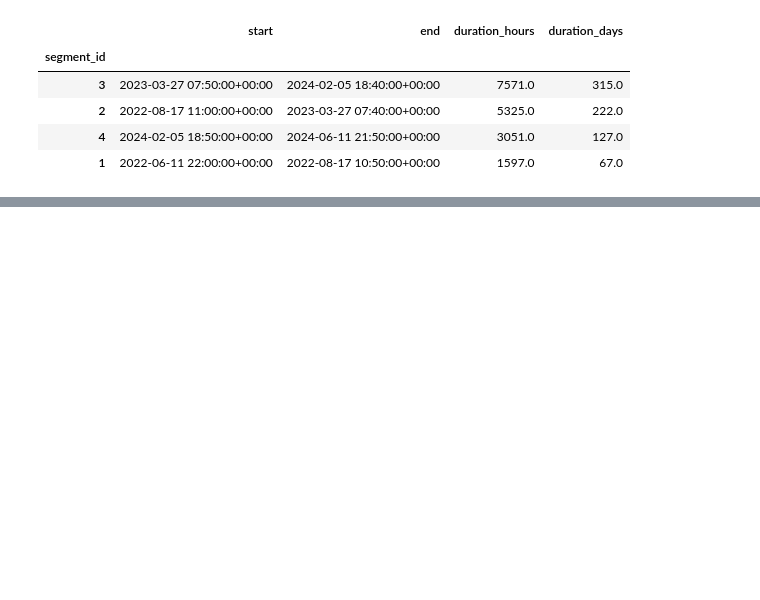
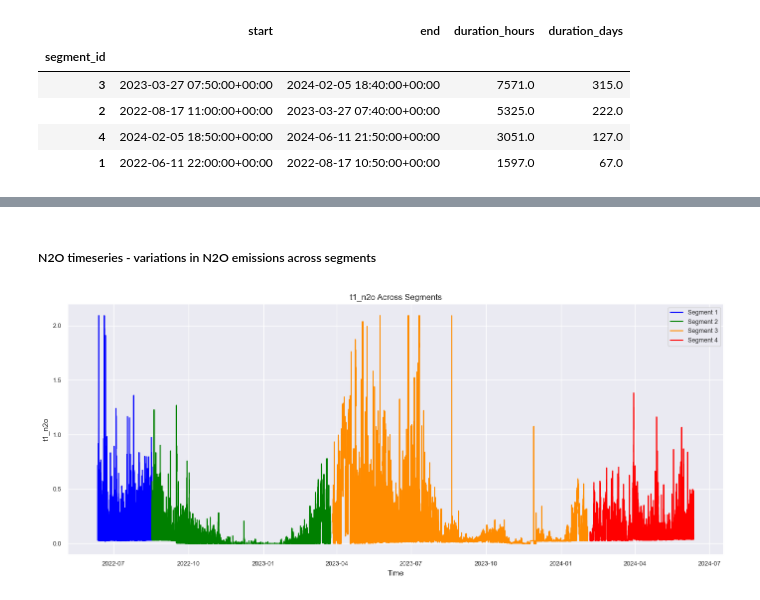
Before and after one commit to tom-mcarthur03/EDS_Design_Project, a Jupyter notebook: notebooks/data_preprocessing/EDA_local.ipynb, the cells around one changed output, grey strips where cells are left out. Saved outputs shown, nothing was run; the diff lists cells and outputs as text; code cells hidden in the pictures; blank space fills up the shorter version.

```diff
--- a/notebooks/data_preprocessing/EDA_local.ipynb
+++ b/notebooks/data_preprocessing/EDA_local.ipynb
@@ -945,0 +888,34 @@ n2o_variability_summary(df_10T_segments)
+# %% [markdown]
+##### N2O timeseries - variations in N2O emissions across segments
+# %%
+# Plot target variable across segments
+
+#Define function to plot n2o
+def plot_n2o_segments(df_seg):
+
+    segment_ids = sorted(df_seg["segment_id"].unique())
+
+    plt.figure(figsize=(14,6))
+
+    for seg_id in segment_ids:
+
+        seg_df = df_seg[df_seg["segment_id"] == seg_id]
+
+        plt.plot(
+            seg_df.index,
+            seg_df["t1_n2o"],
+            label=f"Segment {seg_id}",
+            color=segment_colors.get(seg_id, "black")
+        )
+
+    plt.title("t1_n2o Across Segments")
+    plt.xlabel("Time")
+    plt.ylabel("t1_n2o")
+
+    plt.legend()
+    plt.tight_layout()
+    plt.show()
+# %%
+plot_n2o_segments(df_seg)
+# %% [output]
+[figure, added]
```
Also changed, not shown: parts of 94 cells of this notebook, 5 other files.
